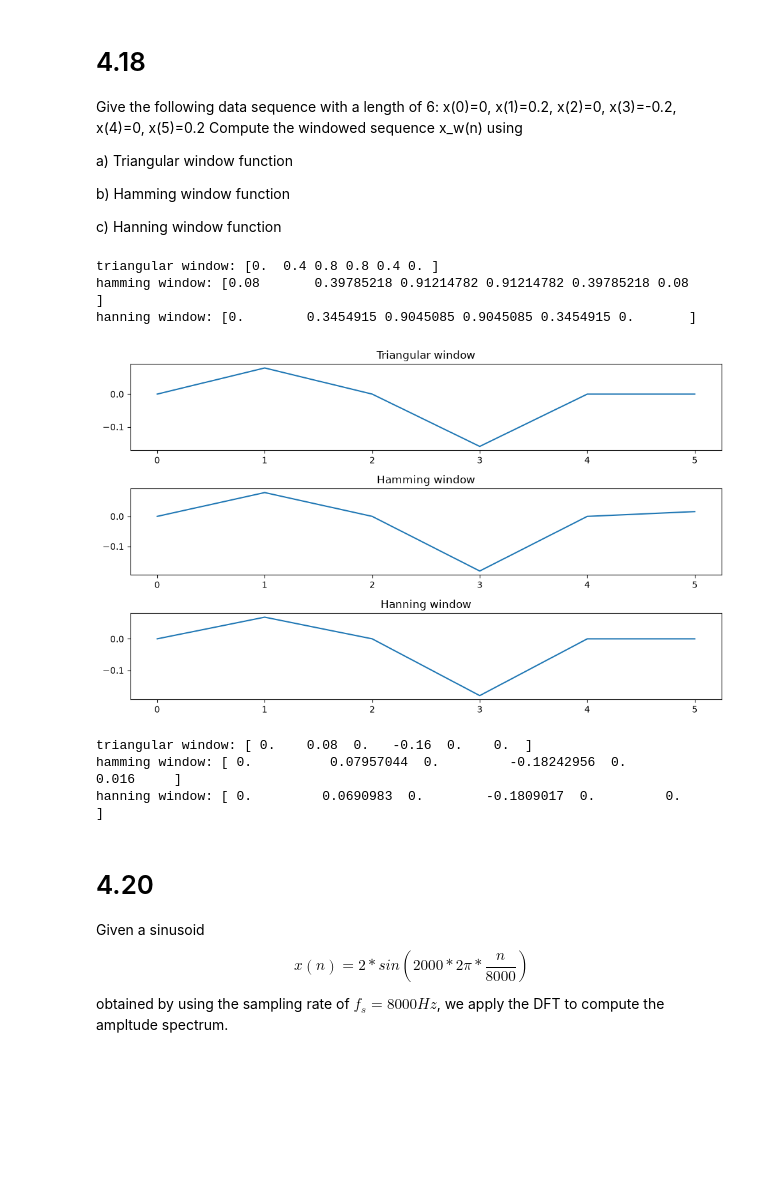
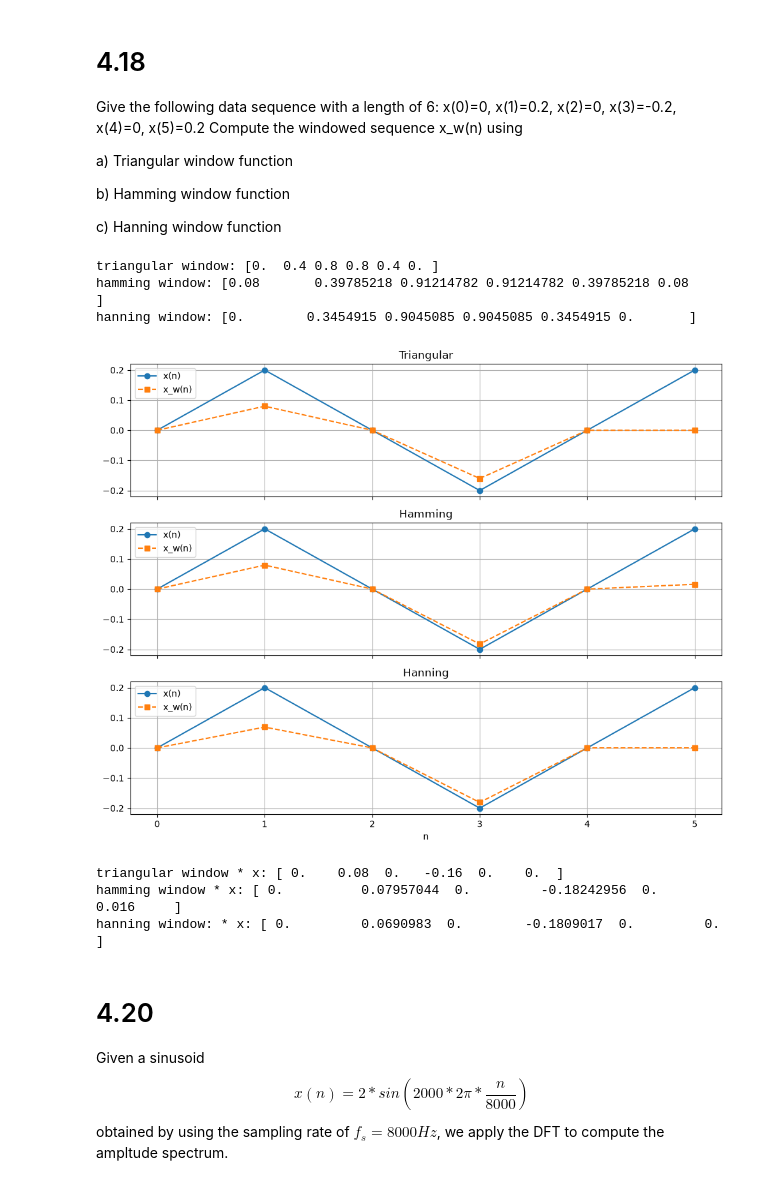
Before and after one commit to Lucuz47/DSB, a Jupyter notebook: ekstra_opgaver.ipynb, the cells around one changed output. Cells and saved outputs as stored; diff of their text form; code cells hidden in the pictures; blank space fills up the shorter version.

```diff
--- a/ekstra_opgaver.ipynb
+++ b/ekstra_opgaver.ipynb
@@ -12,41 +12,47 @@ c) Hanning window function
 # %%
 import numpy as np
 import matplotlib.pyplot as plt
 
 x = np.array([0, 0.2, 0, -0.2, 0, 0.2])
 N = len(x)
 
 w_tri = np.bartlett(N)
 w_ham = np.hamming(N)
 w_han = np.hanning(N)
 
 
 print(f"triangular window: {w_tri}")
 print(f"hamming window: {w_ham}")
 print(f"hanning window: {w_han}")
 
 # Plot the windows
-fig, ax = plt.subplots(3, 1, figsize=(10, 6))
-ax[0].plot(x*w_tri, label='Triangular window')
-ax[0].set_title('Triangular window')
-ax[1].plot(x*w_ham, label='Hamming window')
-ax[1].set_title('Hamming window')
-ax[2].plot(x*w_han, label='Hanning window')
-ax[2].set_title('Hanning window')
+n = np.arange(N)
+fig, ax = plt.subplots(3, 1, figsize=(10, 8), sharex=True, sharey=True)
+for axis, w, name in zip(
+    ax,
+    (w_tri, w_ham, w_han),
+    ("Triangular", "Hamming", "Hanning"),
+):
+    axis.plot(n, x, "o-", label="x(n)")
+    axis.plot(n, x * w, "s--", label="x_w(n)")
+    axis.set_title(name)
+    axis.legend()
+    axis.grid(True)
+ax[-1].set_xlabel("n")
 plt.tight_layout()
 plt.show()
 
-print(f"triangular window: {x * w_tri}")
-print(f"hamming window: {x * w_ham}")
-print(f"hanning window: {x * w_han}")
+print(f"triangular window * x: {x * w_tri}")
+print(f"hamming window * x: {x * w_ham}")
+print(f"hanning window: * x: {x * w_han}")
 # %% [output]
 triangular window: [0.  0.4 0.8 0.8 0.4 0. ]
 hamming window: [0.08       0.39785218 0.91214782 0.91214782 0.39785218 0.08      ]
 hanning window: [0.        0.3454915 0.9045085 0.9045085 0.3454915 0.       ]
-[figure, old version]
+[figure, new version]
-triangular window: [ 0.    0.08  0.   -0.16  0.    0.  ]
-hamming window: [ 0.          0.07957044  0.         -0.18242956  0.          0.016     ]
-hanning window: [ 0.         0.0690983  0.        -0.1809017  0.         0.       ]
+triangular window * x: [ 0.    0.08  0.   -0.16  0.    0.  ]
+hamming window * x: [ 0.          0.07957044  0.         -0.18242956  0.          0.016     ]
+hanning window: * x: [ 0.         0.0690983  0.        -0.1809017  0.         0.       ]
 # %% [markdown]
 # 4.20
 Given a sinusoid
```
